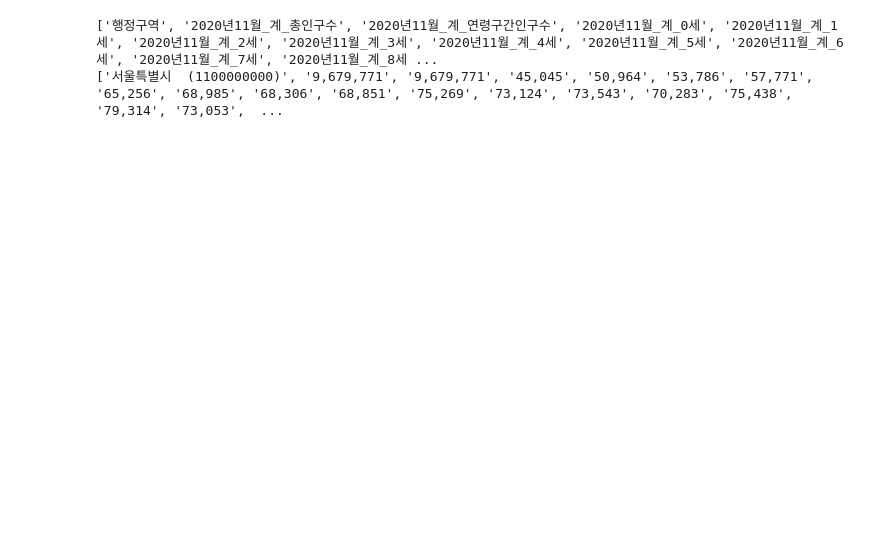
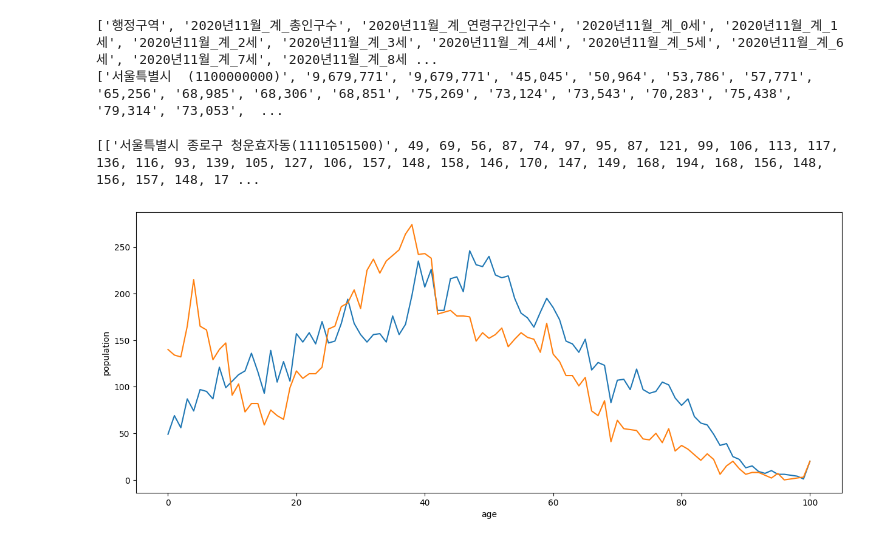
Before and after one commit to Hololruru/Study_K, a Jupyter notebook: workspace/python-basic/python-basic/e_exercise.ipynb, the cells around one changed output. Saved outputs shown, nothing was run; the diff lists cells and outputs as text; code cells hidden in the pictures; blank space fills up the shorter version.

```diff
--- a/workspace/python-basic/python-basic/e_exercise.ipynb
+++ b/workspace/python-basic/python-basic/e_exercise.ipynb
@@ -15,9 +15,28 @@ with open('data-files/age.csv', 'rt', encoding="utf-8") as f:
 # %% [output]
 ['행정구역', '2020년11월_계_총인구수', '2020년11월_계_연령구간인구수', '2020년11월_계_0세', '2020년11월_계_1세', '2020년11월_계_2세', '2020년11월_계_3세', '2020년11월_계_4세', '2020년11월_계_5세', '2020년11월_계_6세', '2020년11월_계_7세', '2020년11월_계_8세 ...
 ['서울특별시  (1100000000)', '9,679,771', '9,679,771', '45,045', '50,964', '53,786', '57,771', '65,256', '68,985', '68,306', '68,851', '75,269', '73,124', '73,543', '70,283', '75,438', '79,314', '73,053',  ...
+# %%
+# 함수 만들기
+# 동 이름을 전달인자로 받아서 데이터 조회
+# 조회된 데이터 반환
+def select_population_by_dong(dong):
+    with open('data-files/age.csv', 'rt', encoding="utf-8") as f:
+        reader = csv.reader(f)
+
+        next(reader) # 현재 행 읽기 + 다음 행으로 이동
+        result = []
+        # for line in reader:
+        for _, line in enumerate(reader):
+            if dong in line[0]:
+                # data = line[3:].map(lambda v: int(v.replace(',', '')))
+                data = [ int(v.replace(',', '')) for v in line[3:] ]
+                result.append(line[:1] + data)
+
+    return result
 # %%
-# 함수 만들기
-# 동 이름을 전달인자로 받아서 데이터 조회
-# 조회된 데이터 반환
-
 # 테스트 : 사용자로부터 동 이름 입력 받은 후 위에서 만든 함수 호출
+dong = input("동 이름 : ")
+population = select_population_by_dong(dong)
+print(population)
+# %% [output]
+[['서울특별시 종로구 청운효자동(1111051500)', 49, 69, 56, 87, 74, 97, 95, 87, 121, 99, 106, 113, 117, 136, 116, 93, 139, 105, 127, 106, 157, 148, 158, 146, 170, 147, 149, 168, 194, 168, 156, 148, 156, 157, 148, 17 ...
@@ -23,0 +45,9 @@ with open('data-files/age.csv', 'rt', encoding="utf-8") as f:
+# %%
+plt.figure(figsize=(15, 6))
+plt.plot(population[0][1:])
+plt.plot(population[1][1:])
+plt.xlabel("age")
+plt.ylabel("population")
+plt.show()
+# %% [output]
+[figure, added]
```
Also changed, not shown: parts of 1 cell of this notebook.
